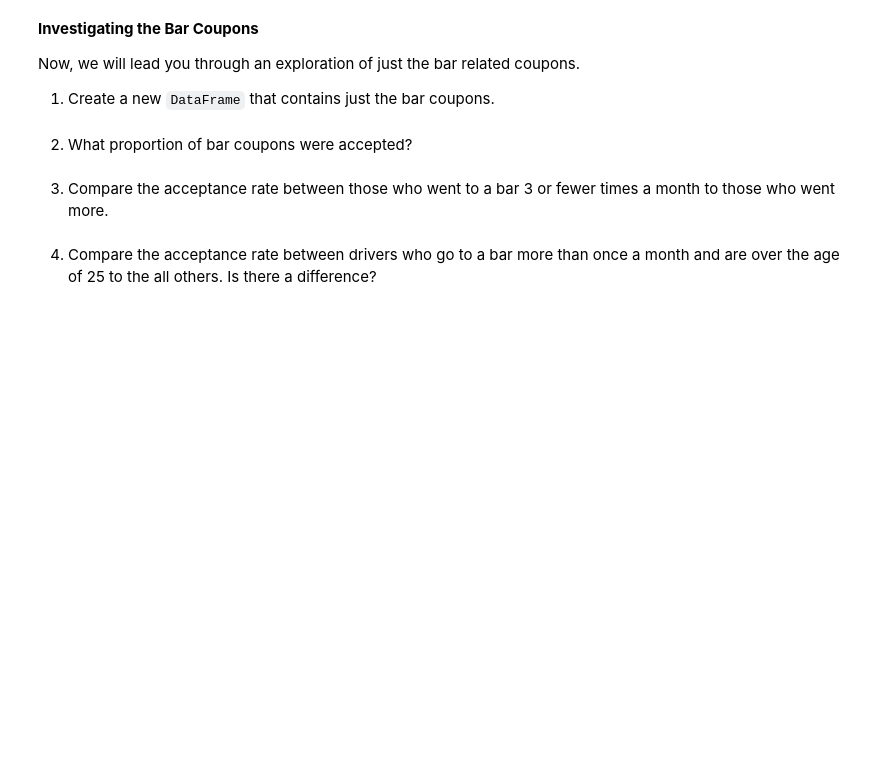
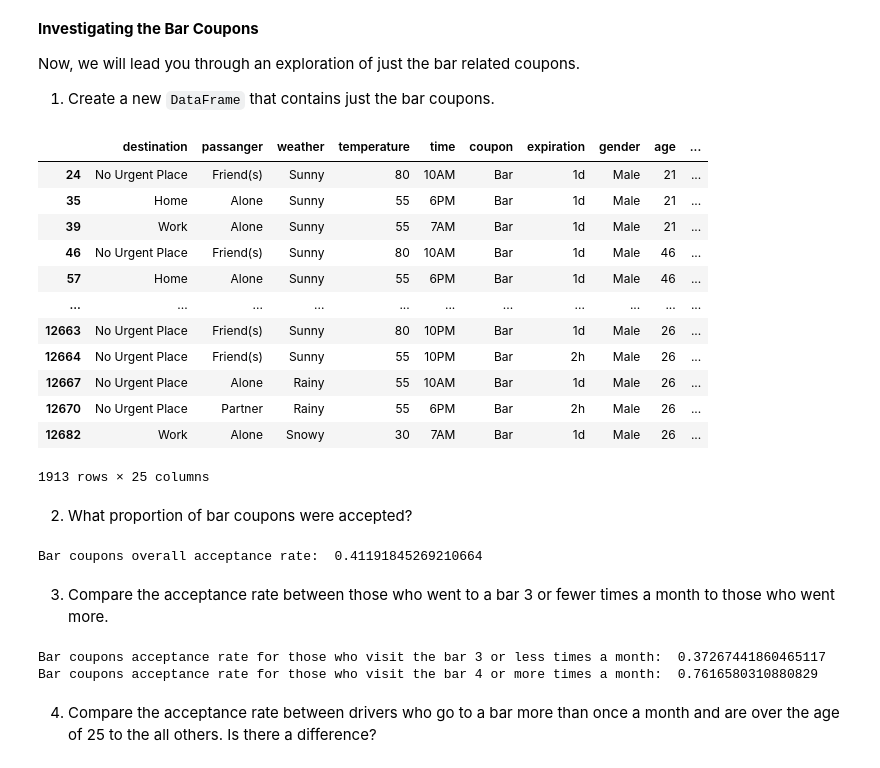
Before and after one commit to geo-rge-li/uci-coupon-analysis, a Jupyter notebook: prompt.ipynb, the cells around one changed output. Drawn from its saved outputs; the diff is of its cells as text; code cells hidden in the pictures; blank space fills up the shorter version.

Commit message:
add bar acceptance rates

```diff
--- a/prompt.ipynb
+++ b/prompt.ipynb
@@ -189,10 +189,40 @@ sns.displot(df, x='temperature', hue='Y', kde=True, palette='bright', alpha = 1)
 Now, we will lead you through an exploration of just the bar related coupons.
 
 1. Create a new `DataFrame` that contains just the bar coupons.
+# %%
+df_bar = df[df['coupon'] == 'Bar']
+df_bar
+# %% [output]
+|  | destination | passanger | weather | temperature | time | coupon | expiration | gender | age | ... |
+| 24 | No Urgent Place | Friend(s) | Sunny | 80 | 10AM | Bar | 1d | Male | 21 | ... |
+| 35 | Home | Alone | Sunny | 55 | 6PM | Bar | 1d | Male | 21 | ... |
+| 39 | Work | Alone | Sunny | 55 | 7AM | Bar | 1d | Male | 21 | ... |
+| 46 | No Urgent Place | Friend(s) | Sunny | 80 | 10AM | Bar | 1d | Male | 46 | ... |
+| 57 | Home | Alone | Sunny | 55 | 6PM | Bar | 1d | Male | 46 | ... |
+| ... | ... | ... | ... | ... | ... | ... | ... | ... | ... | ... |
+| 12663 | No Urgent Place | Friend(s) | Sunny | 80 | 10PM | Bar | 1d | Male | 26 | ... |
+| 12664 | No Urgent Place | Friend(s) | Sunny | 55 | 10PM | Bar | 2h | Male | 26 | ... |
+| 12667 | No Urgent Place | Alone | Rainy | 55 | 10AM | Bar | 1d | Male | 26 | ... |
+| 12670 | No Urgent Place | Partner | Rainy | 55 | 6PM | Bar | 2h | Male | 26 | ... |
+| 12682 | Work | Alone | Snowy | 30 | 7AM | Bar | 1d | Male | 26 | ... |
+1913 rows × 25 columns
 # %% [markdown]
 2. What proportion of bar coupons were accepted?
+# %%
+print("Bar coupons overall acceptance rate: ", df_bar[df_bar['Y'] == 1].size / df_bar.size)
+# %% [output]
+Bar coupons overall acceptance rate:  0.41191845269210664
 # %% [markdown]
 3. Compare the acceptance rate between those who went to a bar 3 or fewer times a month to those who went more.
+# %%
+bar_3_or_less = ['never', 'less1', '1~3']
+df_bar_3_or_less = df_bar.query('Bar in @bar_3_or_less')
+df_bar_more_than_3 = df_bar.query('Bar not in @bar_3_or_less')
+print("Bar coupons acceptance rate for those who visit the bar 3 or less times a month: ", df_bar_3_or_less[df_bar_3_or_less['Y'] == 1].size / df_bar_3_or_less.size)
+print("Bar coupons acceptance rate for those who visit the bar 4 or more times a month: ", df_bar_more_than_3[df_bar_more_than_3['Y'] == 1].size / df_bar_more_than_3.size)
+# %% [output]
+Bar coupons acceptance rate for those who visit the bar 3 or less times a month:  0.37267441860465117
+Bar coupons acceptance rate for those who visit the bar 4 or more times a month:  0.7616580310880829
 # %% [markdown]
 4. Compare the acceptance rate between drivers who go to a bar more than once a month and are over the age of 25 to the all others.  Is there a difference?
 # %% [markdown]
```
